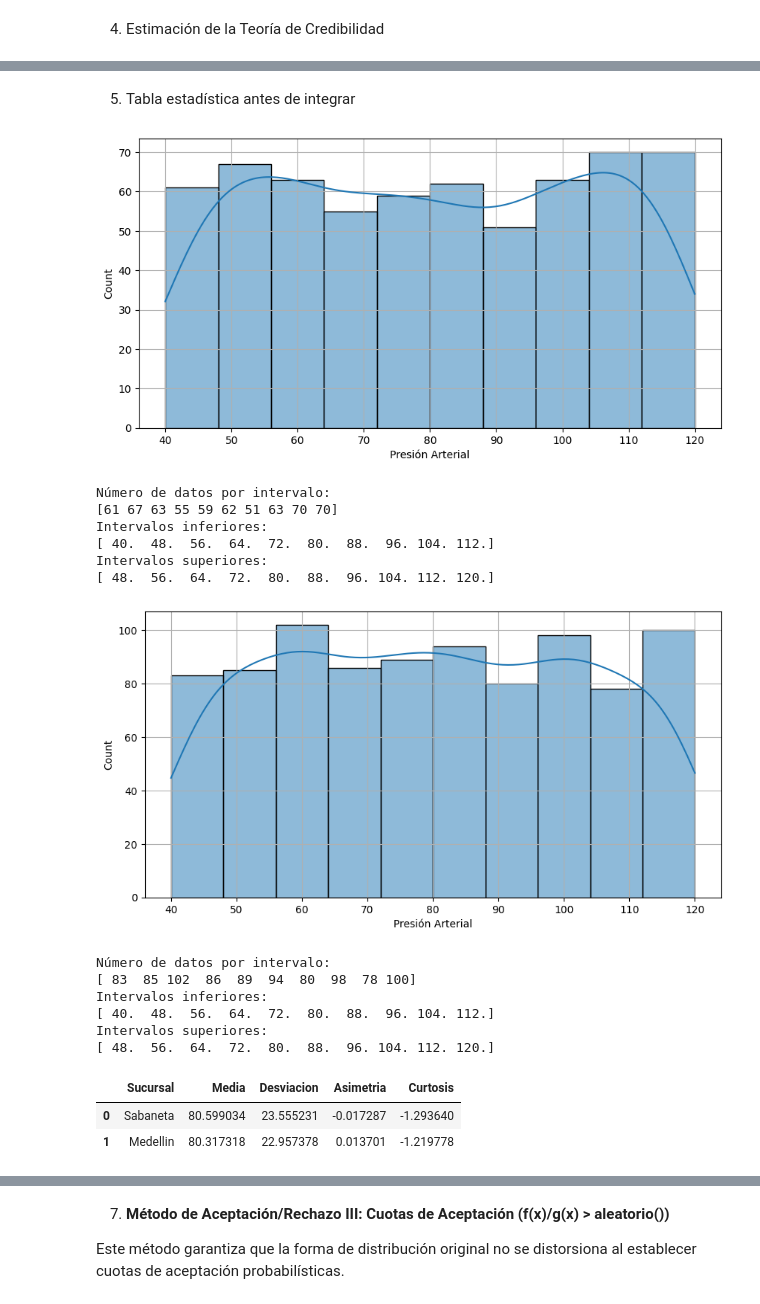
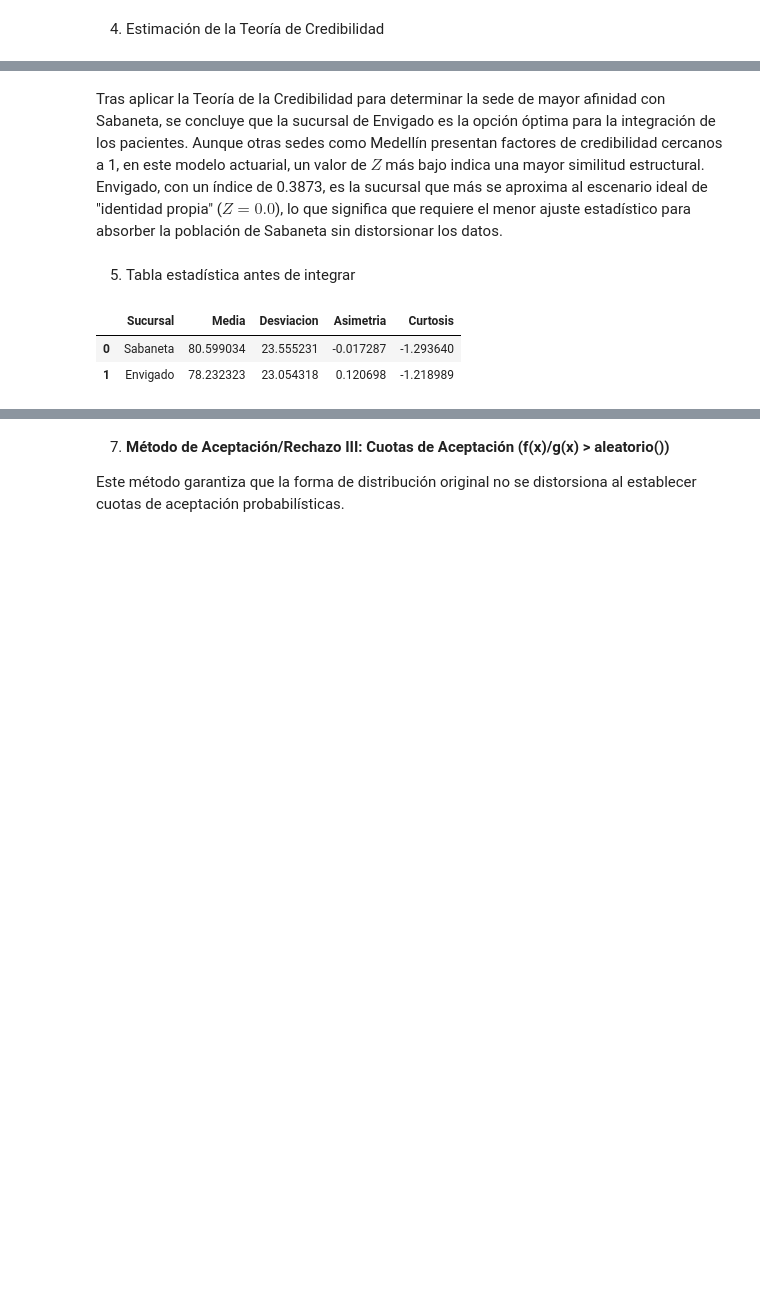
Before and after one commit to camilo299restrepo/Integracion-de-Datos-y-Prospectiva, a Jupyter notebook: Parcial_1_(Todos_los_datos).ipynb, the cells around one changed output, grey strips where cells are left out. Drawn from its saved outputs; the diff is of its cells as text; code cells hidden in the pictures; blank space fills up the shorter version.

```diff
--- a/Parcial_1_(Todos_los_datos).ipynb
+++ b/Parcial_1_(Todos_los_datos).ipynb
@@ -281,40 +311,28 @@ La conclusión principal de este análisis radica en la excepcional solidez del
+# %% [markdown]
+Tras aplicar la Teoría de la Credibilidad para determinar la sede de mayor afinidad con Sabaneta, se concluye que la sucursal de Envigado es la opción óptima para la integración de los pacientes. Aunque otras sedes como Medellín presentan factores de credibilidad cercanos a 1, en este modelo actuarial, un valor de $Z$ más bajo indica una mayor similitud estructural. Envigado, con un índice de 0.3873, es la sucursal que más se aproxima al escenario ideal de "identidad propia" ($Z = 0.0$), lo que significa que requiere el menor ajuste estadístico para absorber la población de Sabaneta sin distorsionar los datos.
 # %% [markdown]
 5. Tabla estadística antes de integrar
 # %%
 # Caracterización Sabaneta
 u_sab, sigma_sab, asim_sab, kurt_sab, df_sab = caracterizacion(sabaneta_v)
 
-# Caracterización Medellin
-u_med, sigma_med, asim_med, kurt_med, df_med = caracterizacion(medellin_v)
+# Caracterización Envigado
+u_env, sigma_env, asim_env, kurt_env, df_env = caracterizacion(envigado_v)
 
 # Construcción tabla comparativa
 tabla_stats = pd.DataFrame({
-    "Sucursal": ["Sabaneta", "Medellin"],
-    "Media": [u_sab, u_med],
-    "Desviacion": [sigma_sab, sigma_med],
-    "Asimetria": [asim_sab, asim_med],
-    "Curtosis": [kurt_sab, kurt_med]
+    "Sucursal": ["Sabaneta", "Envigado"],
+    "Media": [u_sab, u_env],
+    "Desviacion": [sigma_sab, sigma_env],
+    "Asimetria": [asim_sab, asim_env],
+    "Curtosis": [kurt_sab, kurt_env]
 })
 
 display(tabla_stats)
 # %% [output]
-[figure, removed]
-Número de datos por intervalo:
-[61 67 63 55 59 62 51 63 70 70]
-Intervalos inferiores:
-[ 40.  48.  56.  64.  72.  80.  88.  96. 104. 112.]
-Intervalos superiores:
-[ 48.  56.  64.  72.  80.  88.  96. 104. 112. 120.]
-[figure, removed]
-Número de datos por intervalo:
-[ 83  85 102  86  89  94  80  98  78 100]
-Intervalos inferiores:
-[ 40.  48.  56.  64.  72.  80.  88.  96. 104. 112.]
-Intervalos superiores:
-[ 48.  56.  64.  72.  80.  88.  96. 104. 112. 120.]
 |  | Sucursal | Media | Desviacion | Asimetria | Curtosis |
 | 0 | Sabaneta | 80.599034 | 23.555231 | -0.017287 | -1.293640 |
-| 1 | Medellin | 80.317318 | 22.957378 | 0.013701 | -1.219778 |
+| 1 | Envigado | 78.232323 | 23.054318 | 0.120698 | -1.218989 |
 # %% [markdown]
 6. **Método Aceptación/Rechazo II: Comparación de Valores de Pertenencia (VPo > VPe)**
 
```
Also changed, not shown: parts of 15 cells of this notebook.
